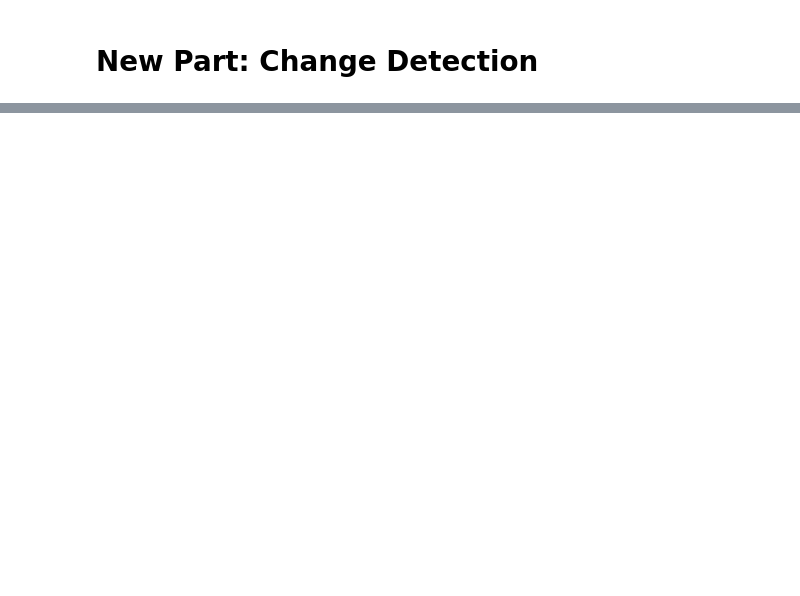
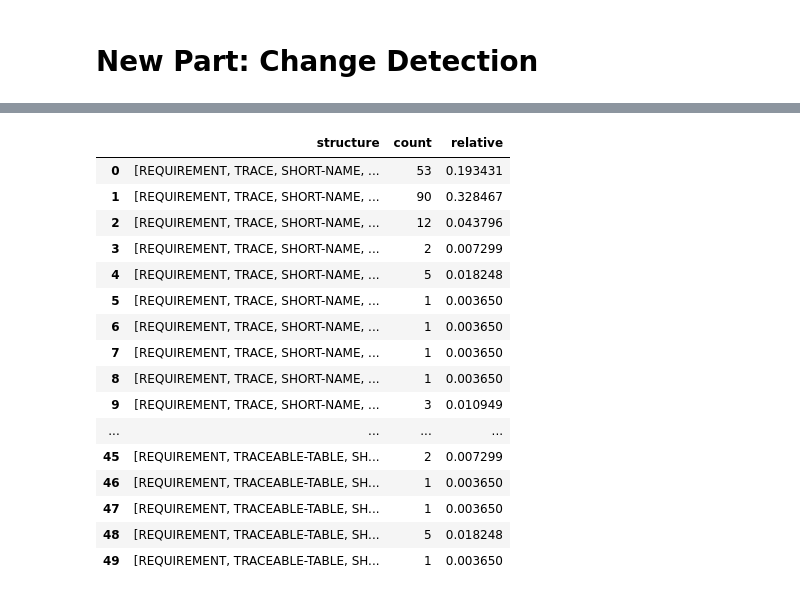
Before and after one commit to FabianWylczoch/BISCapstone, a Jupyter notebook: ChangeDetection.ipynb, the cells around one changed output, grey strips where cells are left out. Saved outputs shown, nothing was run; the diff lists cells and outputs as text; code cells hidden in the pictures; blank space fills up the shorter version.

```diff
--- a/ChangeDetection.ipynb
+++ b/ChangeDetection.ipynb
@@ -38,0 +106,30 @@ data = data.loc[data.type == "unchanged"]
+# %%
+def getStructures(tablepath):
+    tree = etree.parse(tablepath)
+
+    ls = []
+    struct = []
+    for tag in [elem.tag[32:] for elem in tree.xpath("//*", namespaces={'x': 'http://autosar.org/schema/r4.0'})][1:]:
+        if tag == "REQUIREMENT":
+            ls.append(struct)
+            struct = [tag]
+        elif tag != "REQUIREMENT":
+                struct.append(tag)
+    ls = ls[1:]
+
+    set = []
+    for x in ls:
+        if x not in set:
+            set.append(x)
+
+    counts = []
+    for struct in set:
+        counts.append(ls.count(struct))
+
+    rel = []
+    for count in counts:
+        rel.append(count/sum(counts))
+
+    structtable = pd.DataFrame({"structure": set, "count": counts, "relative": rel})
+
+    return structtable
@@ -38,0 +145,13 @@ data = data.loc[data.type == "unchanged"]
+# %%
+s20 = getStructures('UC 3/etl_generated/R20-11/SWS_CANDriver_011/zz_generated/AUTOSAR_SWS_CANDriver_resolved.arxml')
+
+# Filter StructureTable by number of L-1 tags
+structs = []
+counts = []
+relatives = []
+for index, row in s20.iterrows():
+    if row.structure.count("L-1") == 1:
+        structs.append(row.structure)
+        counts.append(row[1])
+        relatives.append(row.relative)
+df = pd.DataFrame({"structure": structs, "count": counts, "relative": relatives})
@@ -38,0 +172,20 @@ data = data.loc[data.type == "unchanged"]
+# %%
+s20
+# %% [output]
+|  | structure | count | relative |
+| 0 | [REQUIREMENT, TRACE, SHORT-NAME, ... | 53 | 0.193431 |
+| 1 | [REQUIREMENT, TRACE, SHORT-NAME, ... | 90 | 0.328467 |
+| 2 | [REQUIREMENT, TRACE, SHORT-NAME, ... | 12 | 0.043796 |
+| 3 | [REQUIREMENT, TRACE, SHORT-NAME, ... | 2 | 0.007299 |
+| 4 | [REQUIREMENT, TRACE, SHORT-NAME, ... | 5 | 0.018248 |
+| 5 | [REQUIREMENT, TRACE, SHORT-NAME, ... | 1 | 0.003650 |
+| 6 | [REQUIREMENT, TRACE, SHORT-NAME, ... | 1 | 0.003650 |
+| 7 | [REQUIREMENT, TRACE, SHORT-NAME, ... | 1 | 0.003650 |
+| 8 | [REQUIREMENT, TRACE, SHORT-NAME, ... | 1 | 0.003650 |
+| 9 | [REQUIREMENT, TRACE, SHORT-NAME, ... | 3 | 0.010949 |
+| ... | ... | ... | ... |
+| 45 | [REQUIREMENT, TRACEABLE-TABLE, SH... | 2 | 0.007299 |
+| 46 | [REQUIREMENT, TRACEABLE-TABLE, SH... | 1 | 0.003650 |
+| 47 | [REQUIREMENT, TRACEABLE-TABLE, SH... | 1 | 0.003650 |
+| 48 | [REQUIREMENT, TRACEABLE-TABLE, SH... | 5 | 0.018248 |
+| 49 | [REQUIREMENT, TRACEABLE-TABLE, SH... | 1 | 0.003650 |
```
Also changed, not shown: parts of 26 cells of this notebook.
